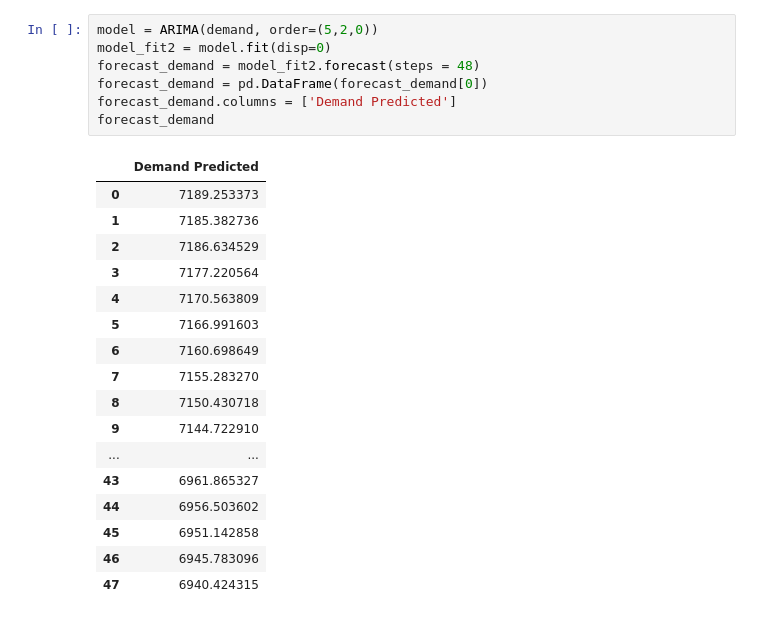
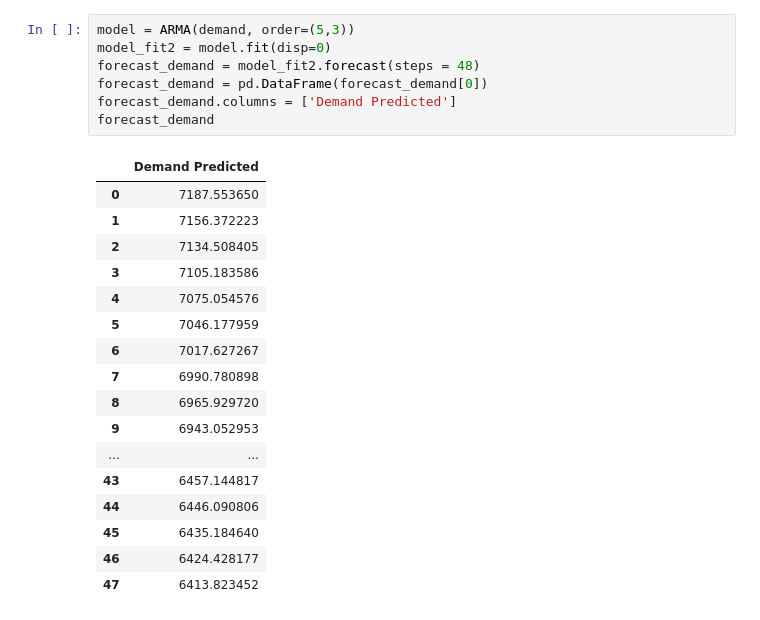
Before and after one commit to ERAUMECR/PML-06MTP-115, a Jupyter notebook: ARIMA_Demand.ipynb, the cells around one changed output. Drawn from its saved outputs; the diff is of its cells as text.

```diff
--- a/ARIMA_Demand.ipynb
+++ b/ARIMA_Demand.ipynb
@@ -149,25 +137,25 @@ Test MSE: 16830.321
 # %%
-model = ARIMA(demand, order=(5,2,0))
+model = ARMA(demand, order=(5,3))
 model_fit2 = model.fit(disp=0)
 forecast_demand = model_fit2.forecast(steps = 48)
 forecast_demand = pd.DataFrame(forecast_demand[0])
 forecast_demand.columns = ['Demand Predicted']
 forecast_demand
 # %% [output]
 |  | Demand Predicted |
-| 0 | 7189.253373 |
-| 1 | 7185.382736 |
-| 2 | 7186.634529 |
-| 3 | 7177.220564 |
-| 4 | 7170.563809 |
-| 5 | 7166.991603 |
-| 6 | 7160.698649 |
-| 7 | 7155.283270 |
-| 8 | 7150.430718 |
-| 9 | 7144.722910 |
+| 0 | 7187.553650 |
+| 1 | 7156.372223 |
+| 2 | 7134.508405 |
+| 3 | 7105.183586 |
+| 4 | 7075.054576 |
+| 5 | 7046.177959 |
+| 6 | 7017.627267 |
+| 7 | 6990.780898 |
+| 8 | 6965.929720 |
+| 9 | 6943.052953 |
 | ... | ... |
-| 43 | 6961.865327 |
-| 44 | 6956.503602 |
-| 45 | 6951.142858 |
-| 46 | 6945.783096 |
-| 47 | 6940.424315 |
+| 43 | 6457.144817 |
+| 44 | 6446.090806 |
+| 45 | 6435.184640 |
+| 46 | 6424.428177 |
+| 47 | 6413.823452 |
```
Also changed, not shown: parts of 6 cells of this notebook, 4 other files.
